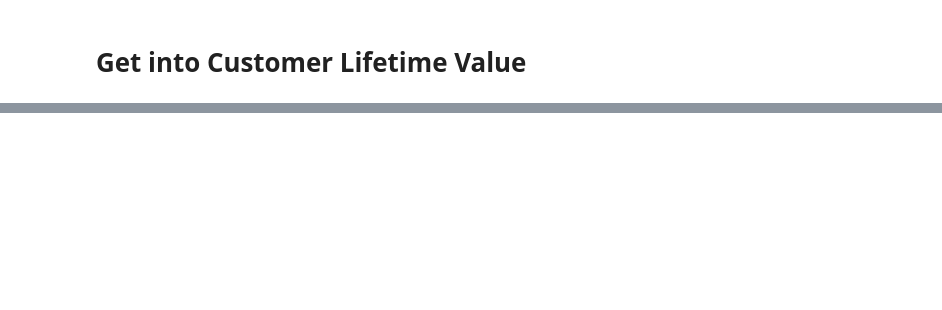
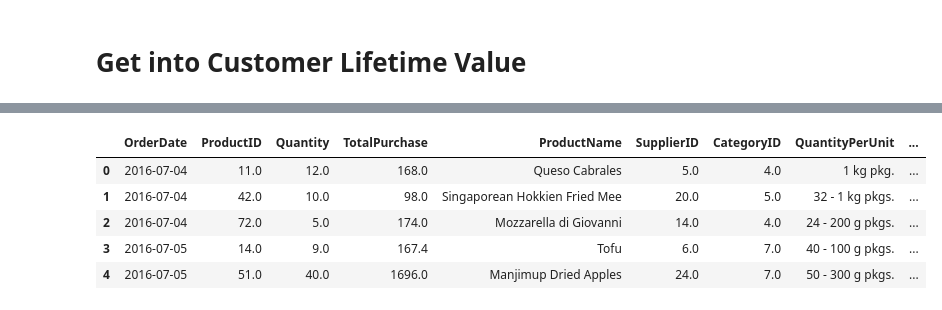
Before and after one commit to JGruettner/comprehensive_crm, a Jupyter notebook: Forecast_Deep.ipynb, the cells around one changed output, grey strips where cells are left out. Drawn from its saved outputs; the diff is of its cells as text; code cells hidden in the pictures; blank space fills up the shorter version.

```diff
--- a/Forecast_Deep.ipynb
+++ b/Forecast_Deep.ipynb
@@ -29,5 +33,7 @@ conn = sqlite3.connect('northwind.db')
 orders = pd.read_sql_query("select * from Orders;", conn)
 order_detail = pd.read_sql_query("select * from OrderDetails;", conn)
 customer = pd.read_sql_query("select * from Customers;", conn)
+products = pd.read_sql_query("select * from Products;", conn)
+categories = pd.read_sql_query("select * from Categories;", conn)
 
 order_detail.head()
@@ -163,0 +332,5 @@ print(gg.conditional_expected_average_profit(
+# %%
+# Currently the dataset provides 47 attributes to predict the revenue
+mds3 = pd.merge(mds2, customer_detail, on='CustomerID', how='left')
+#mds3.shape
+mds3.info()
@@ -163,0 +361,12 @@ print(gg.conditional_expected_average_profit(
+# %%
+prod_details=pd.merge(mds3[['OrderDate', 'ProductID', 'Quantity', 'TotalPurchase']], products, on='ProductID', how='left')
+prod_details2 = pd.merge(prod_details, categories, on='CategoryID', how='left')
+prod_details2['OrderYear'] = prod_details2['OrderDate'].dt.year
+prod_details2.head()
+# %% [output]
+|  | OrderDate | ProductID | Quantity | TotalPurchase | ProductName | SupplierID | CategoryID | QuantityPerUnit | ... |
+| 0 | 2016-07-04 | 11.0 | 12.0 | 168.0 | Queso Cabrales | 5.0 | 4.0 | 1 kg pkg. | ... |
+| 1 | 2016-07-04 | 42.0 | 10.0 | 98.0 | Singaporean Hokkien Fried Mee | 20.0 | 5.0 | 32 - 1 kg pkgs. | ... |
+| 2 | 2016-07-04 | 72.0 | 5.0 | 174.0 | Mozzarella di Giovanni | 14.0 | 4.0 | 24 - 200 g pkgs. | ... |
+| 3 | 2016-07-05 | 14.0 | 9.0 | 167.4 | Tofu | 6.0 | 7.0 | 40 - 100 g pkgs. | ... |
+| 4 | 2016-07-05 | 51.0 | 40.0 | 1696.0 | Manjimup Dried Apples | 24.0 | 7.0 | 50 - 300 g pkgs. | ... |
```
Also changed, not shown: parts of 34 cells of this notebook, 1 other file.
